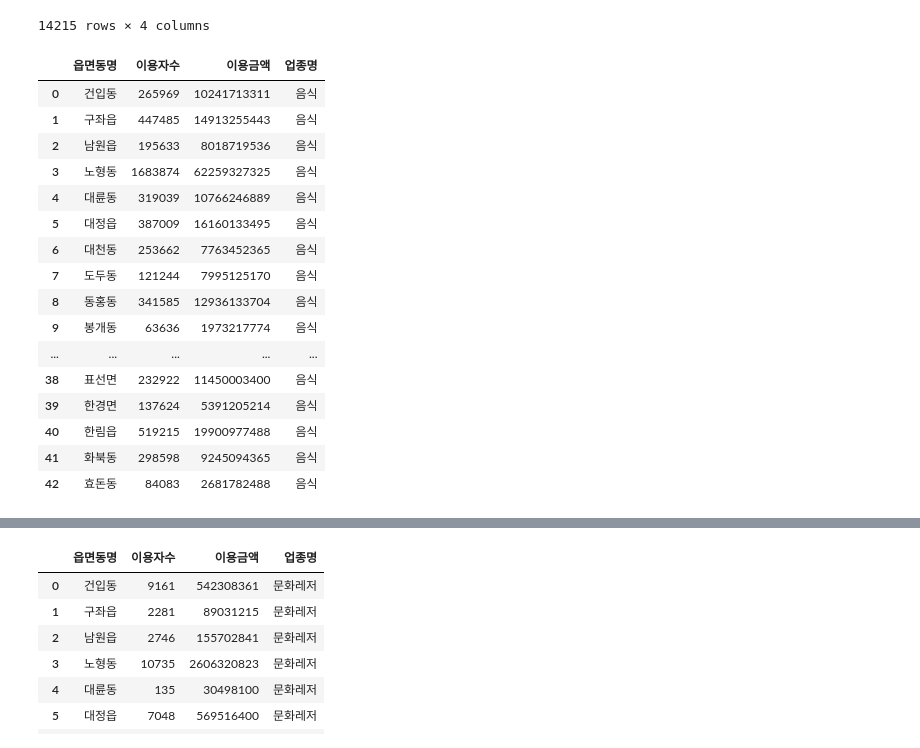
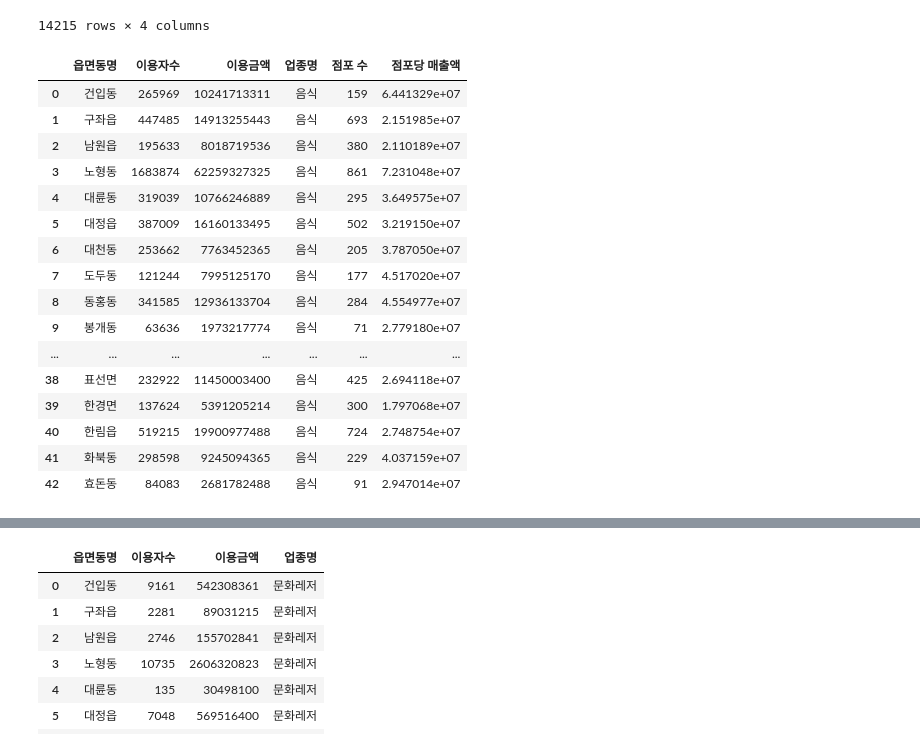
Before and after one commit to biggyapple/yechan, a Jupyter notebook: industry.ipynb, the cells around one changed output, grey strips where cells are left out. Drawn from its saved outputs; the diff is of its cells as text; code cells hidden in the pictures.

```diff
--- a/industry.ipynb
+++ b/industry.ipynb
@@ -73,3 +73,6 @@ count
 | 134 | 효돈동 | 숙박 | 7 |
 | 135 | 효돈동 | 음식 | 91 |
 136 rows × 3 columns
+# %%
+count = count.sort_values([ '상권업종대분류명', '행정동명'])
+count
@@ -75,0 +105,6 @@ count
+# %%
+food_count=count[count.상권업종대분류명=='음식']
+del food_count['행정동명']
+del food_count['상권업종대분류명']
+food_count=food_count.reset_index(drop=True)
+food_count
@@ -94,33 +195,35 @@ jejudata19
 # %%
 food=jejudata19[(jejudata19["업종명"]=="한식 음식점업")
     |(jejudata19["업종명"]=="중식 음식점업")
     |(jejudata19["업종명"]=="일식 음식점업")
     |(jejudata19["업종명"]=="서양식 음식점업")
     |(jejudata19["업종명"]=="비알콜 음료점업")
     |(jejudata19["업종명"]=="기타 외국식 음식점")
     |(jejudata19["업종명"]=="피자, 햄버거, 샌드위치 및 유사 음식점업")]
 
 food_group=food.groupby(["읍면동명"],as_index=False).sum()
 food_group["업종명"]="음식"
+food_group=food_group.join(food_count)
+food_group["점포당 매출액"]=food_group["이용금액"]/food_group["점포 수"]
 food_group
 # %% [output]
-|  | 읍면동명 | 이용자수 | 이용금액 | 업종명 |
-| 0 | 건입동 | 265969 | 10241713311 | 음식 |
-| 1 | 구좌읍 | 447485 | 14913255443 | 음식 |
-| 2 | 남원읍 | 195633 | 8018719536 | 음식 |
-| 3 | 노형동 | 1683874 | 62259327325 | 음식 |
-| 4 | 대륜동 | 319039 | 10766246889 | 음식 |
-| 5 | 대정읍 | 387009 | 16160133495 | 음식 |
-| 6 | 대천동 | 253662 | 7763452365 | 음식 |
-| 7 | 도두동 | 121244 | 7995125170 | 음식 |
-| 8 | 동홍동 | 341585 | 12936133704 | 음식 |
-| 9 | 봉개동 | 63636 | 1973217774 | 음식 |
-| ... | ... | ... | ... | ... |
-| 38 | 표선면 | 232922 | 11450003400 | 음식 |
-| 39 | 한경면 | 137624 | 5391205214 | 음식 |
-| 40 | 한림읍 | 519215 | 19900977488 | 음식 |
-| 41 | 화북동 | 298598 | 9245094365 | 음식 |
-| 42 | 효돈동 | 84083 | 2681782488 | 음식 |
+|  | 읍면동명 | 이용자수 | 이용금액 | 업종명 | 점포 수 | 점포당 매출액 |
+| 0 | 건입동 | 265969 | 10241713311 | 음식 | 159 | 6.441329e+07 |
+| 1 | 구좌읍 | 447485 | 14913255443 | 음식 | 693 | 2.151985e+07 |
+| 2 | 남원읍 | 195633 | 8018719536 | 음식 | 380 | 2.110189e+07 |
+| 3 | 노형동 | 1683874 | 62259327325 | 음식 | 861 | 7.231048e+07 |
+| 4 | 대륜동 | 319039 | 10766246889 | 음식 | 295 | 3.649575e+07 |
+| 5 | 대정읍 | 387009 | 16160133495 | 음식 | 502 | 3.219150e+07 |
+| 6 | 대천동 | 253662 | 7763452365 | 음식 | 205 | 3.787050e+07 |
+| 7 | 도두동 | 121244 | 7995125170 | 음식 | 177 | 4.517020e+07 |
+| 8 | 동홍동 | 341585 | 12936133704 | 음식 | 284 | 4.554977e+07 |
+| 9 | 봉개동 | 63636 | 1973217774 | 음식 | 71 | 2.779180e+07 |
+| ... | ... | ... | ... | ... | ... | ... |
+| 38 | 표선면 | 232922 | 11450003400 | 음식 | 425 | 2.694118e+07 |
+| 39 | 한경면 | 137624 | 5391205214 | 음식 | 300 | 1.797068e+07 |
+| 40 | 한림읍 | 519215 | 19900977488 | 음식 | 724 | 2.748754e+07 |
+| 41 | 화북동 | 298598 | 9245094365 | 음식 | 229 | 4.037159e+07 |
+| 42 | 효돈동 | 84083 | 2681782488 | 음식 | 91 | 2.947014e+07 |
 # %%
 some=jejudata19[(jejudata19['업종명']=="과실 및 채소 소매업")
     |(jejudata19["업종명"]=="관광 민예품 및 선물용품 소매업")
```
Also changed, not shown: parts of 8 cells of this notebook.
